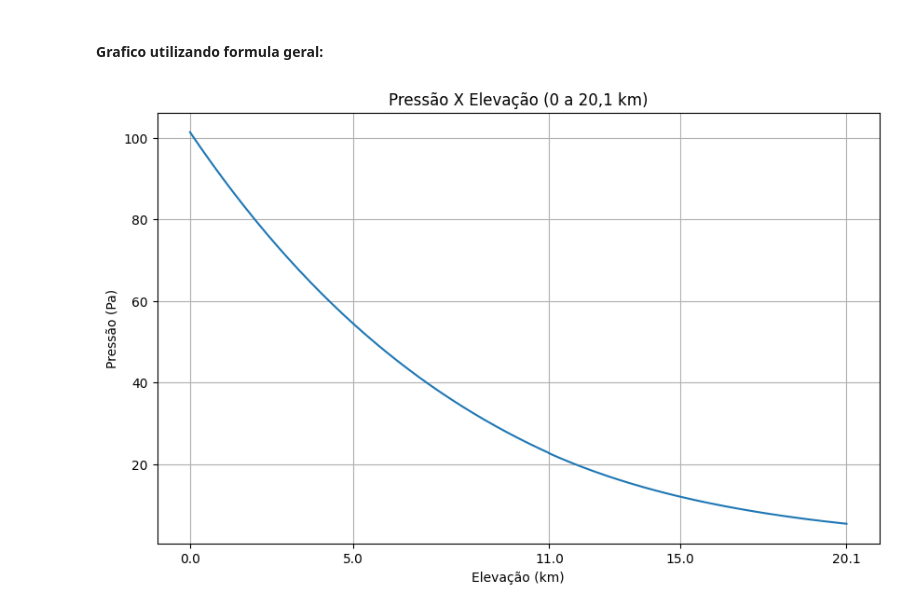
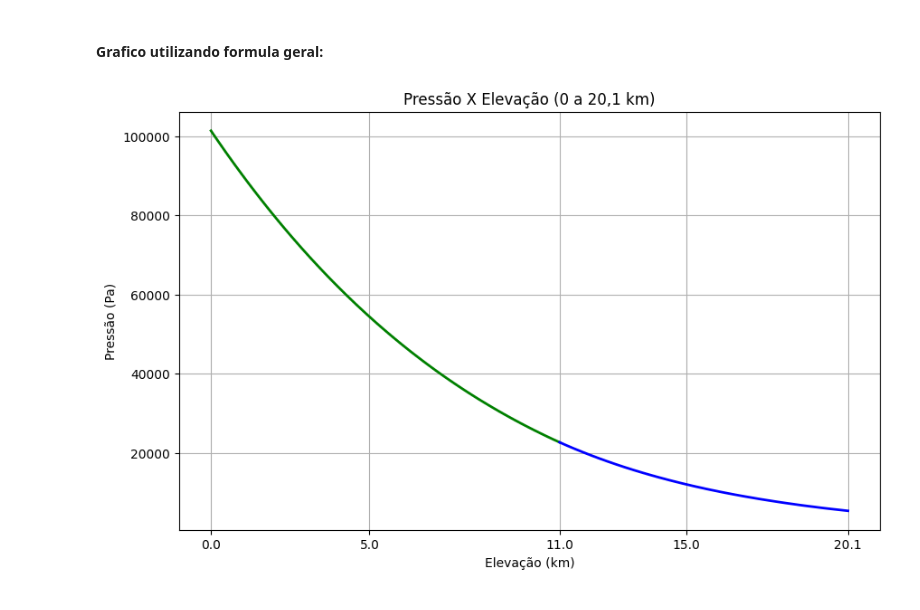
Before and after one commit to bernardo-gontijo/Ativ1-MecSolMecFlu, a Jupyter notebook: atividade1.ipynb, the cells around one changed output. Drawn from its saved outputs; the diff is of its cells as text; code cells hidden in the pictures.

```diff
--- a/atividade1.ipynb
+++ b/atividade1.ipynb
@@ -325,16 +325,14 @@ plt.show()
 #### Grafico utilizando formula geral:
 # %%
 
-elevacao_geral = np.concatenate((elevacao_0_11, elevacao_11_20_1))
-pressao_geral = np.concatenate((pressao_0_11, pressao_11_20_1))
-
 plt.figure(figsize=(10, 6))
-plt.plot(elevacao_geral, pressao_geral / 1000)
+plt.plot(elevacao_0_11, pressao_0_11,'green', label='Troposfera (0-11 km)', linewidth=2)
+plt.plot(elevacao_11_20_1, pressao_11_20_1,'b-', label='Estratosfera (11-20.1 km)', linewidth=2)
 plt.xlabel('Elevação (km)')
 plt.ylabel('Pressão (Pa)')
 plt.title('Pressão X Elevação (0 a 20,1 km)')
 plt.xticks([0, 5, 11, 15, 20.1])
 plt.grid(True)
 plt.show()
 # %% [output]
-[figure, old version]
+[figure, new version]
```
